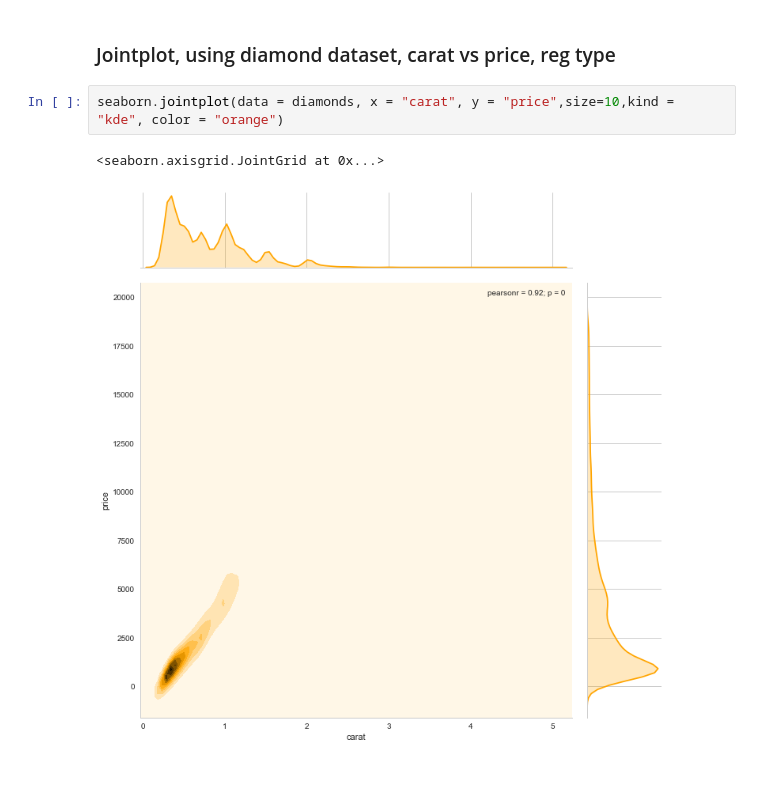
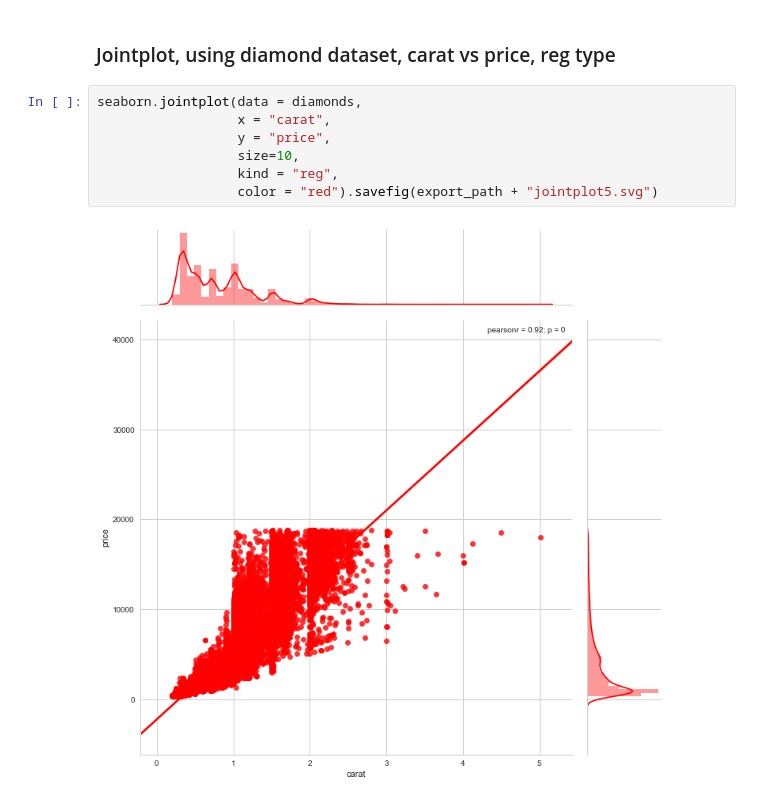
Before and after one commit to danielc92/python_nb_visualization, a Jupyter notebook: notebook_seaborn_jointplot.ipynb, the cells around one changed output. Saved outputs shown, nothing was run; the diff lists cells and outputs as text; blank space fills up the shorter version.

Commit message:
Added jointplot examples

```diff
--- a/notebook_seaborn_jointplot.ipynb
+++ b/notebook_seaborn_jointplot.ipynb
@@ -51,7 +98,11 @@ iris.head(2)
 # %% [markdown]
 ### Jointplot, using diamond dataset, carat vs price, reg type
 # %%
-seaborn.jointplot(data = diamonds, x = "carat", y = "price",size=10,kind = "kde", color = "orange")
+seaborn.jointplot(data = diamonds,
+                  x = "carat",
+                  y = "price",
+                  size=10,
+                  kind = "reg",
+                  color = "red").savefig(export_path + "jointplot5.svg")
 # %% [output]
-<seaborn.axisgrid.JointGrid at 0x...>
-[figure, old version]
+[figure, new version]
```
Also changed, not shown: parts of 24 cells of this notebook, 13 other files.
